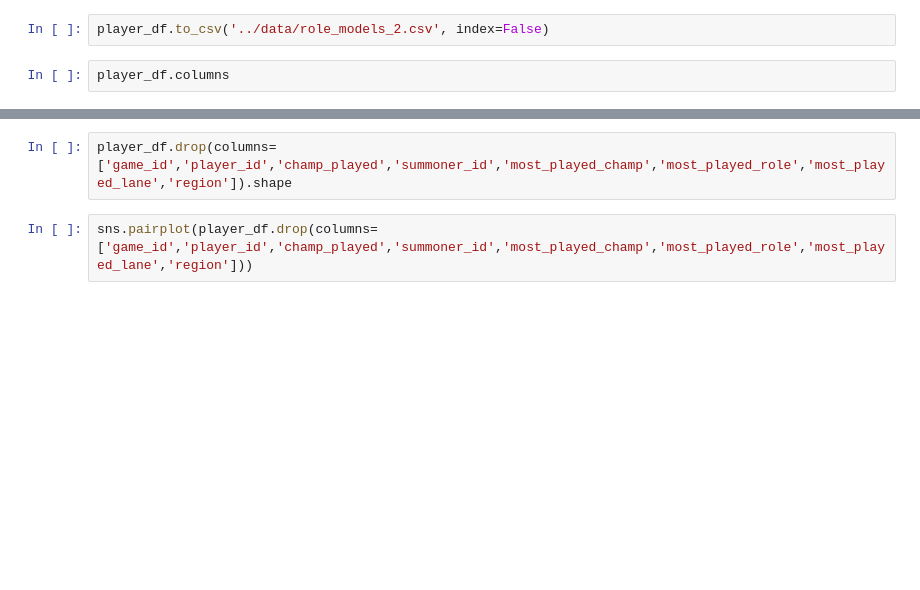
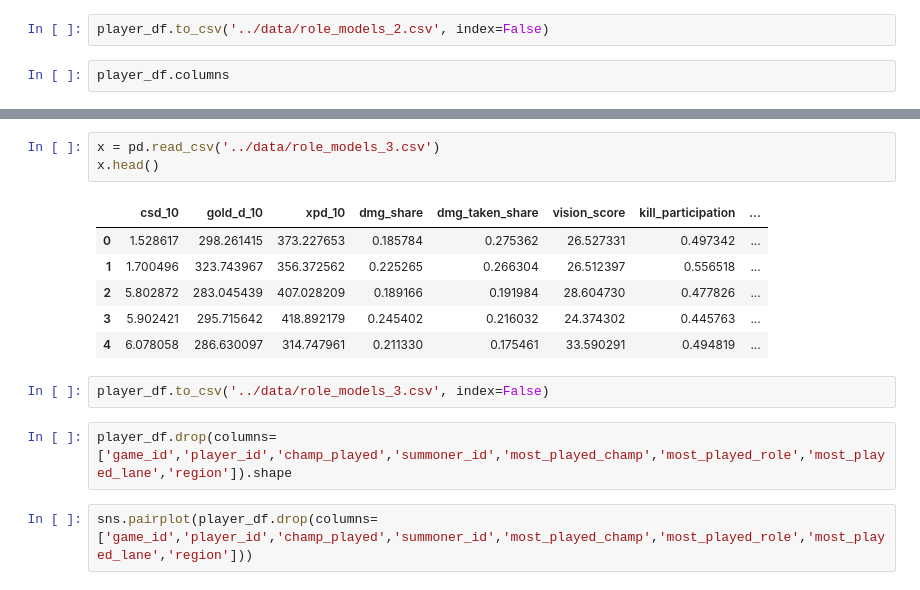
Before and after one commit to gwenrathgeber/lol_role_models_recommender, a Jupyter notebook: code/EDA_and_transformations.ipynb, the cells around one changed output, grey strips where cells are left out. Cells and saved outputs as stored; diff of their text form; blank space fills up the shorter version.

```diff
--- a/code/EDA_and_transformations.ipynb
+++ b/code/EDA_and_transformations.ipynb
@@ -294,3 +334,15 @@ player_df.columns
+# %%
+x = pd.read_csv('../data/role_models_3.csv')
+x.head()
+# %% [output]
+|  | csd_10 | gold_d_10 | xpd_10 | dmg_share | dmg_taken_share | vision_score | kill_participation | ... |
+| 0 | 1.528617 | 298.261415 | 373.227653 | 0.185784 | 0.275362 | 26.527331 | 0.497342 | ... |
+| 1 | 1.700496 | 323.743967 | 356.372562 | 0.225265 | 0.266304 | 26.512397 | 0.556518 | ... |
+| 2 | 5.802872 | 283.045439 | 407.028209 | 0.189166 | 0.191984 | 28.604730 | 0.477826 | ... |
+| 3 | 5.902421 | 295.715642 | 418.892179 | 0.245402 | 0.216032 | 24.374302 | 0.445763 | ... |
+| 4 | 6.078058 | 286.630097 | 314.747961 | 0.211330 | 0.175461 | 33.590291 | 0.494819 | ... |
+# %%
+player_df.to_csv('../data/role_models_3.csv', index=False)
 # %%
 player_df.drop(columns=['game_id','player_id','champ_played','summoner_id','most_played_champ','most_played_role','most_played_lane','region']).shape
 # %%
```
Also changed, not shown: parts of 5 cells of this notebook, 4 other files.
